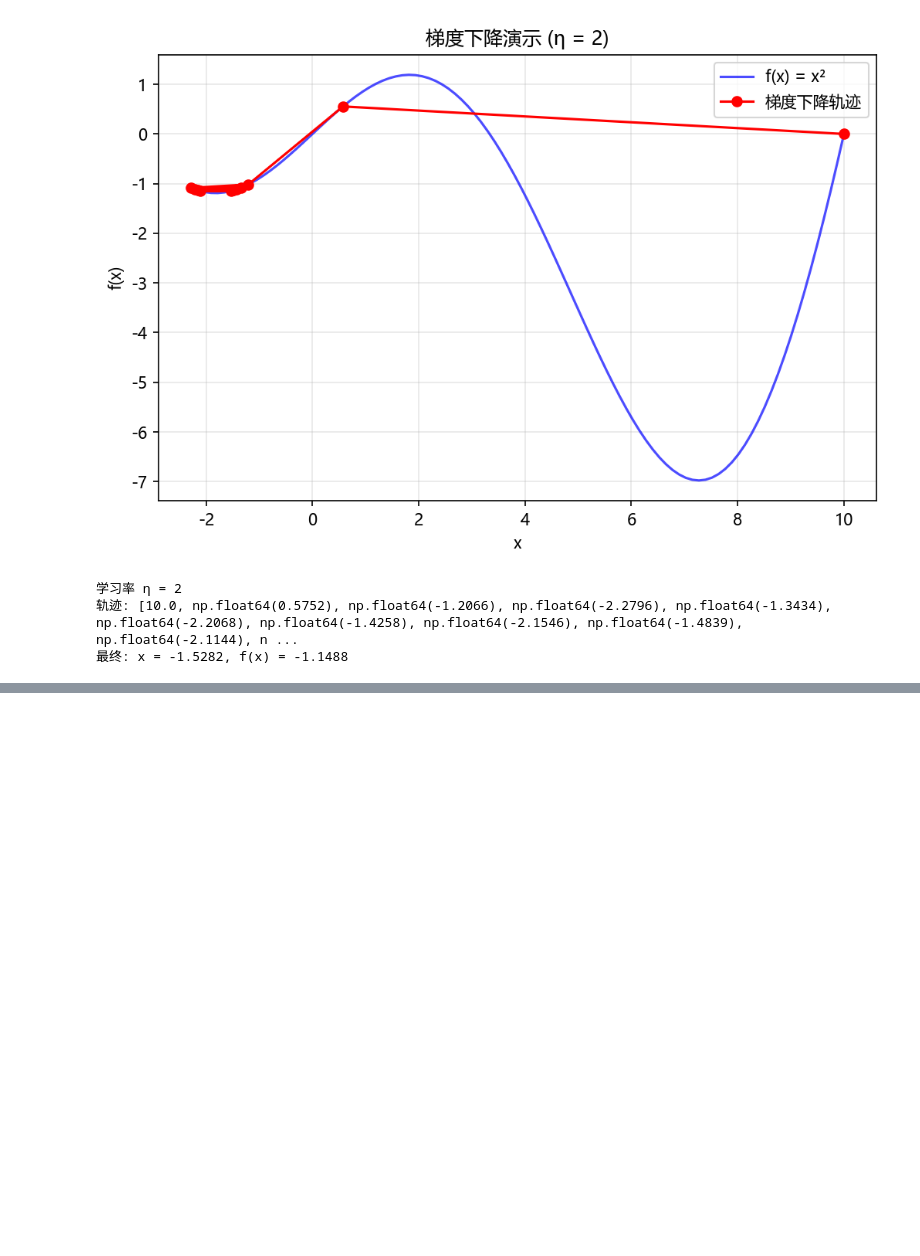
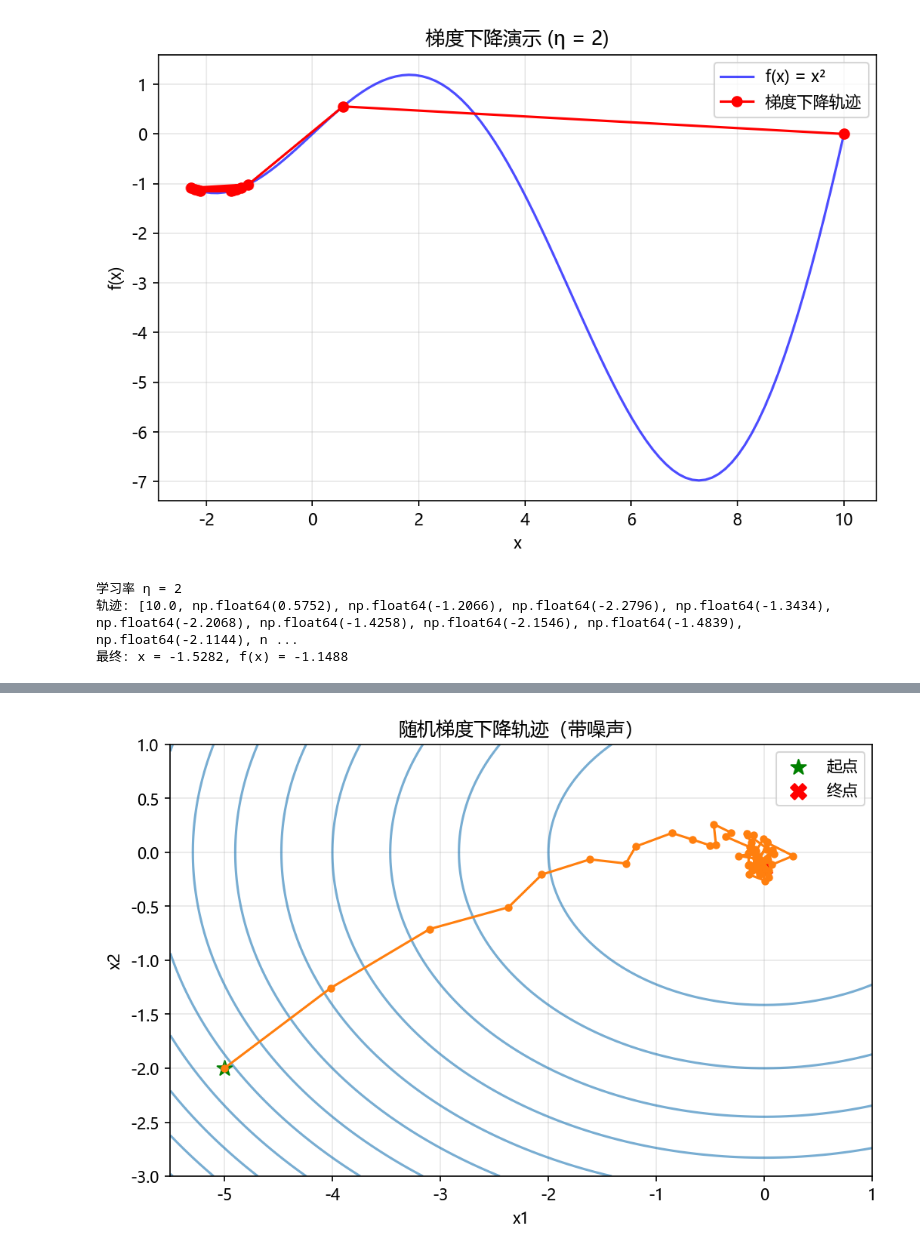
Before and after one commit to XSJWF/DLL, a Jupyter notebook: notebooks/DL_10.ipynb, the cells around one changed output, grey strips where cells are left out. Saved outputs shown, nothing was run; the diff lists cells and outputs as text; code cells hidden in the pictures; blank space fills up the shorter version.

```diff
--- a/notebooks/DL_10.ipynb
+++ b/notebooks/DL_10.ipynb
@@ -302,0 +506,82 @@ show_trace(gd(2, f_grad), f)
+# %%
+# 目标函数及其梯度
+def f(x1, x2):
+    return x1 ** 2 + 2 * x2 ** 2
+
+def f_grad(x1, x2):
+    return 2 * x1, 4 * x2
+
+# 常数学习率函数
+def constant_lr():
+    return 1
+
+# 随机梯度下降（带噪声）
+def sgd(x1, x2, s1, s2, f_grad, eta=0.1, lr_func=constant_lr):
+    g1, g2 = f_grad(x1, x2)
+
+    # 添加随机噪声到梯度
+    g1 += np.random.normal(0.0, 1)
+    g2 += np.random.normal(0.0, 1)
+
+    eta_t = eta * lr_func()
+    return (x1 - eta_t * g1, x2 - eta_t * g2, 0, 0)
+
+# 训练函数（2D）
+def train_2d(trainer, steps=50, f_grad=None):
+    x1, x2, s1, s2 = -5, -2, 0, 0
+    results = [(x1, x2)]
+
+    for i in range(steps):
+        if f_grad:
+            x1, x2, s1, s2 = trainer(x1, x2, s1, s2, f_grad)
+        else:
+            x1, x2, s1, s2 = trainer(x1, x2, s1, s2)
+        results.append((x1, x2))
+        print(f'epoch {i + 1}, x1: {float(x1):f}, x2: {float(x2):f}')
+
+    return results
+
+# 可视化函数（2D）
+def show_trace_2d(f, results):
+    # 解包轨迹坐标
+    x1_vals, x2_vals = zip(*results)
+
+    # 创建等高线网格
+    x1_grid, x2_grid = np.meshgrid(
+        np.linspace(-5.5, 1.0, 100),
+        np.linspace(-3.0, 1.0, 100)
+    )
+
+    # 计算函数值
+    f_vals = f(x1_grid, x2_grid)
+
+    plt.figure(figsize=(8, 6))
+
+    # 绘制等高线
+    plt.contour(x1_grid, x2_grid, f_vals, levels=15, colors='#1f77b4', alpha=0.6)
+
+    # 绘制轨迹
+    plt.plot(x1_vals, x2_vals, '-o', color='#ff7f0e', markersize=4, linewidth=1.5)
+
+    # 标记起点和终点
+    plt.scatter(x1_vals[0], x2_vals[0], color='green', s=100, marker='*', label='起点')
+    plt.scatter(x1_vals[-1], x2_vals[-1], color='red', s=100, marker='X', label='终点')
+
+    plt.xlabel('x1')
+    plt.ylabel('x2')
+    plt.title('随机梯度下降轨迹（带噪声）')
+    plt.grid(True, alpha=0.3)
+    plt.legend()
+    plt.gca().set_aspect('equal', adjustable='box')
+
+    plt.show()
+
+# 运行
+eta = 0.1
+lr = constant_lr
+
+# 训练并显示轨迹
+results = train_2d(lambda x1, x2, s1, s2, f_grad: sgd(x1, x2, s1, s2, f_grad, eta, lr),
+                   steps=50, f_grad=f_grad)
+show_trace_2d(f, results)
+# %% [output]
@@ -302,0 +605 @@ show_trace(gd(2, f_grad), f)
+[figure, added]
```
Also changed, not shown: parts of 13 cells of this notebook.
